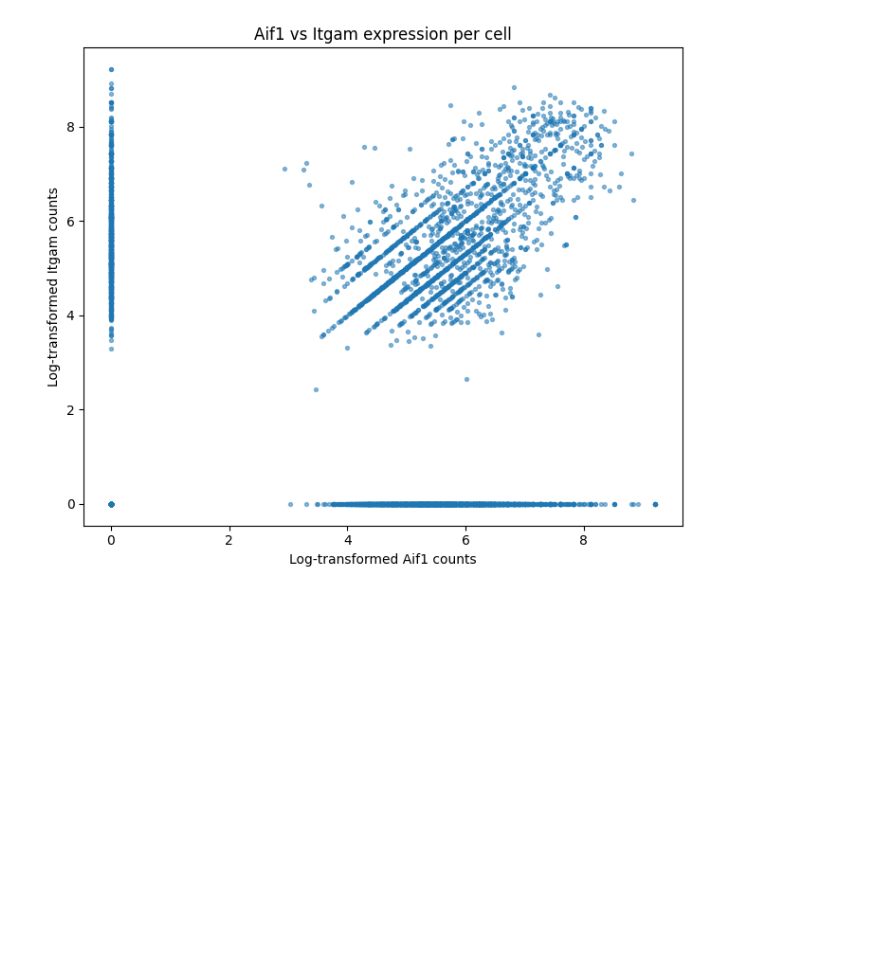
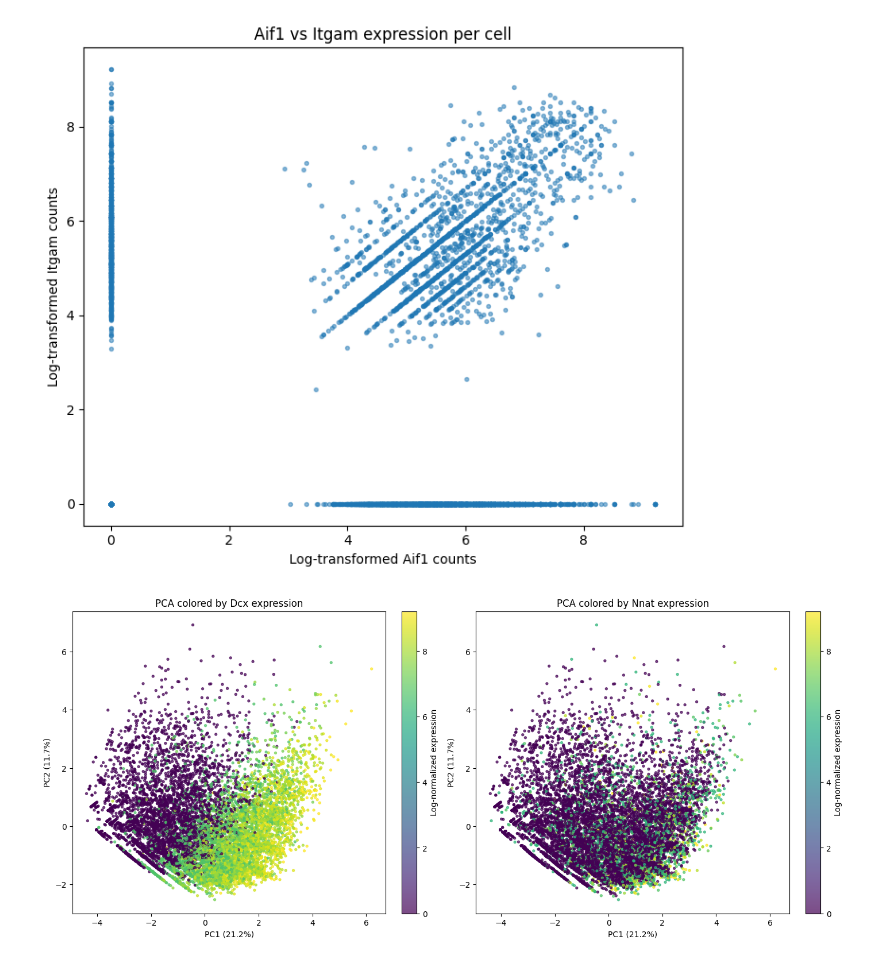
Before and after one commit to mspend/big-fish-examples, a Jupyter notebook: bioprotean_smfish/plots/identifying_cell_types.ipynb, the cells around one changed output. Saved outputs shown, nothing was run; the diff lists cells and outputs as text; code cells hidden in the pictures; blank space fills up the shorter version.

```diff
--- a/bioprotean_smfish/plots/identifying_cell_types.ipynb
+++ b/bioprotean_smfish/plots/identifying_cell_types.ipynb
@@ -184,3 +171,23 @@ plt.tight_layout()
 plt.show()
 # %% [output]
 [figure]
+# %%
+fig, axes = plt.subplots(1, 2, figsize=(14, 6), constrained_layout=True)
+
+for ax, gene in zip(axes, ["Dcx", "Nnat"]):
+    scatter = ax.scatter(
+        pcs[:, 0],
+        pcs[:, 1],
+        c=log_counts[gene],
+        cmap="viridis",
+        s=8,
+        alpha=0.7,
+    )
+    ax.set_xlabel(f"PC1 ({pca.explained_variance_ratio_[0] * 100:.1f}%)")
+    ax.set_ylabel(f"PC2 ({pca.explained_variance_ratio_[1] * 100:.1f}%)")
+    ax.set_title(f"PCA colored by {gene} expression")
+    fig.colorbar(scatter, ax=ax, label="Log-normalized expression")
+
+plt.show()
+# %% [output]
+[figure, added]
```
Also changed, not shown: parts of 17 cells of this notebook.
